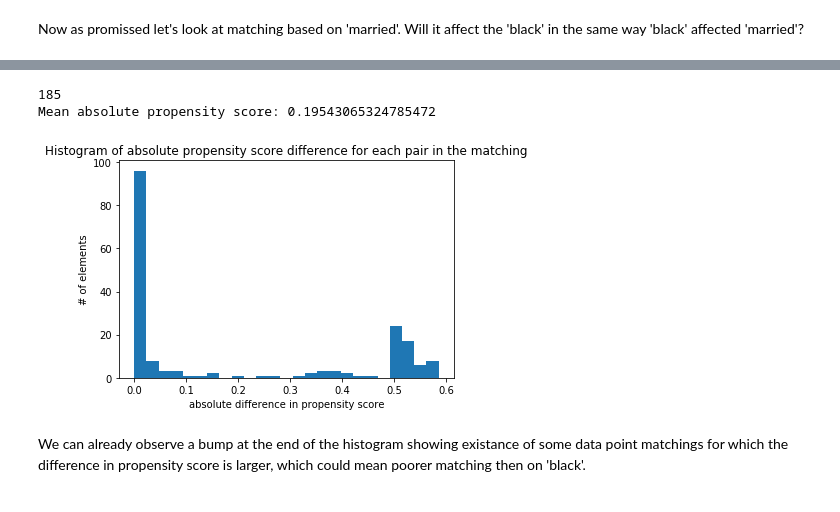
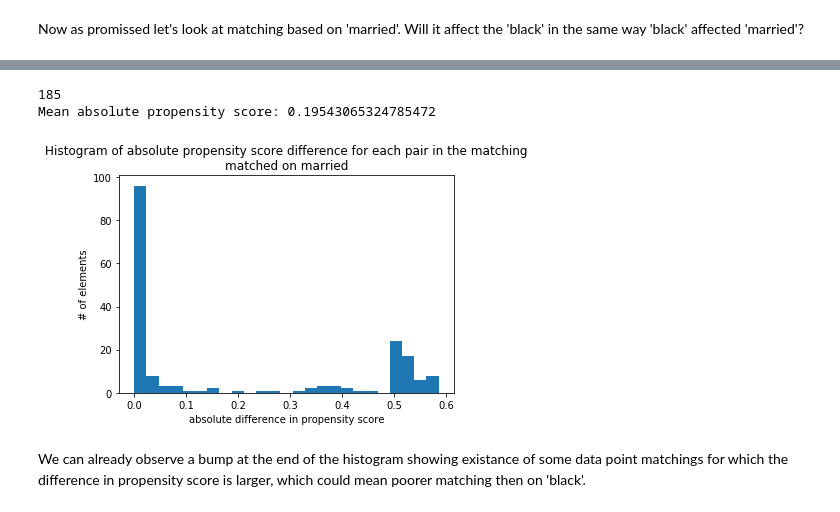
Before and after one commit to csbenz/ada, a Jupyter notebook: 04 - Applied ML/hw4.ipynb, the cells around one changed output, grey strips where cells are left out. Drawn from its saved outputs; the diff is of its cells as text; code cells hidden in the pictures.

```diff
--- a/04 - Applied ML/hw4.ipynb
+++ b/04 - Applied ML/hw4.ipynb
@@ -549,28 +488,28 @@ max_matching
 # %%
 def get_scores_married(matching):
     (left, right) = bipartite.sets(BM)
     #print(left)
     #print(right)
     result = []
     counter = 0
     for l in left:
         if l in matching.keys():
             result.append(abs(treat_prop[l] - untreat_prop[matching[l]]))
             counter = counter + 1
     print(counter)
     return result
 
 abs_diffs_black = get_scores_married(max_matching)
 print('Mean absolute propensity score: {}'.format(np.mean(abs_diffs_black)))
 plt.hist(abs_diffs_black,bins=25)
-plt.title('Histogram of absolute propensity score difference for each pair in the matching')
+plt.title('Histogram of absolute propensity score difference for each pair in the matching\nmatched on married')
 plt.xlabel('absolute difference in propensity score')
 plt.ylabel('# of elements')
 plt.show()
 # %% [output]
 185
 Mean absolute propensity score: 0.19543065324785472
-[figure, old version]
+[figure, new version]
 # %% [markdown]
 We can already observe a bump at the end of the histogram showing existance of some data point matchings for which the difference in propensity score is larger, which could mean poorer matching then on 'black'.
 # %%
```
Also changed, not shown: parts of 22 cells of this notebook.
